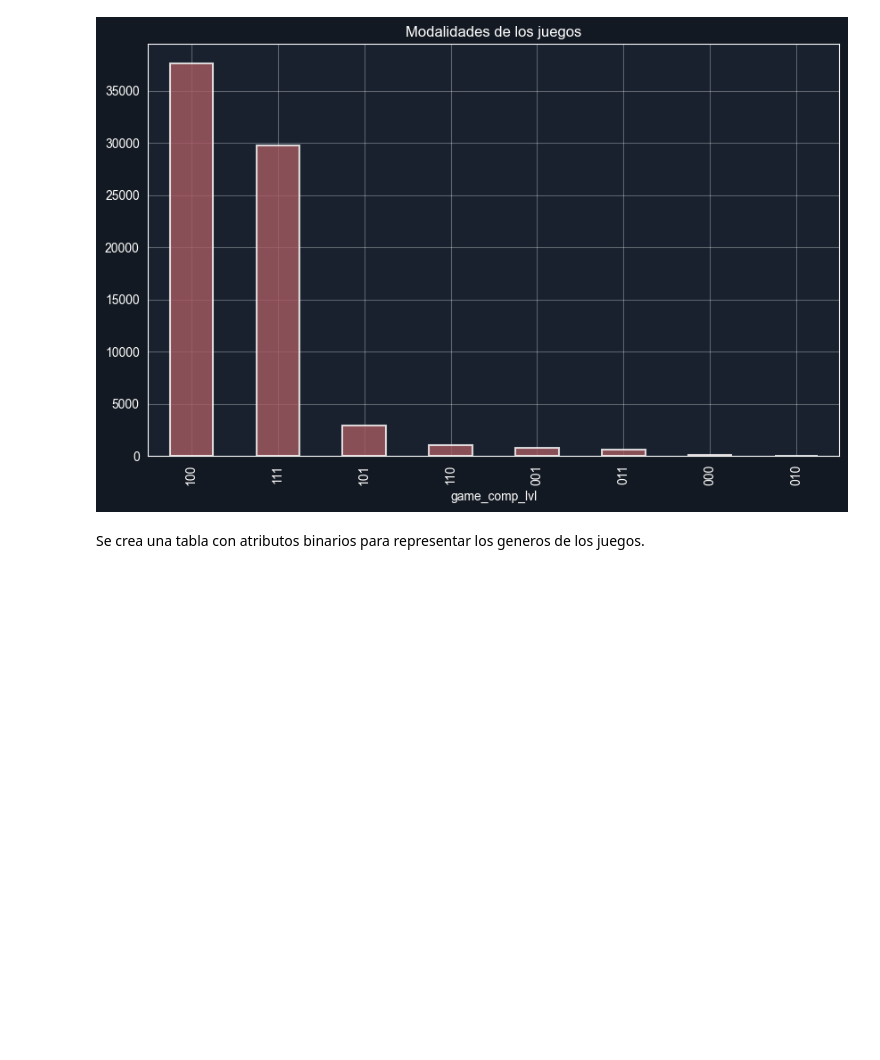
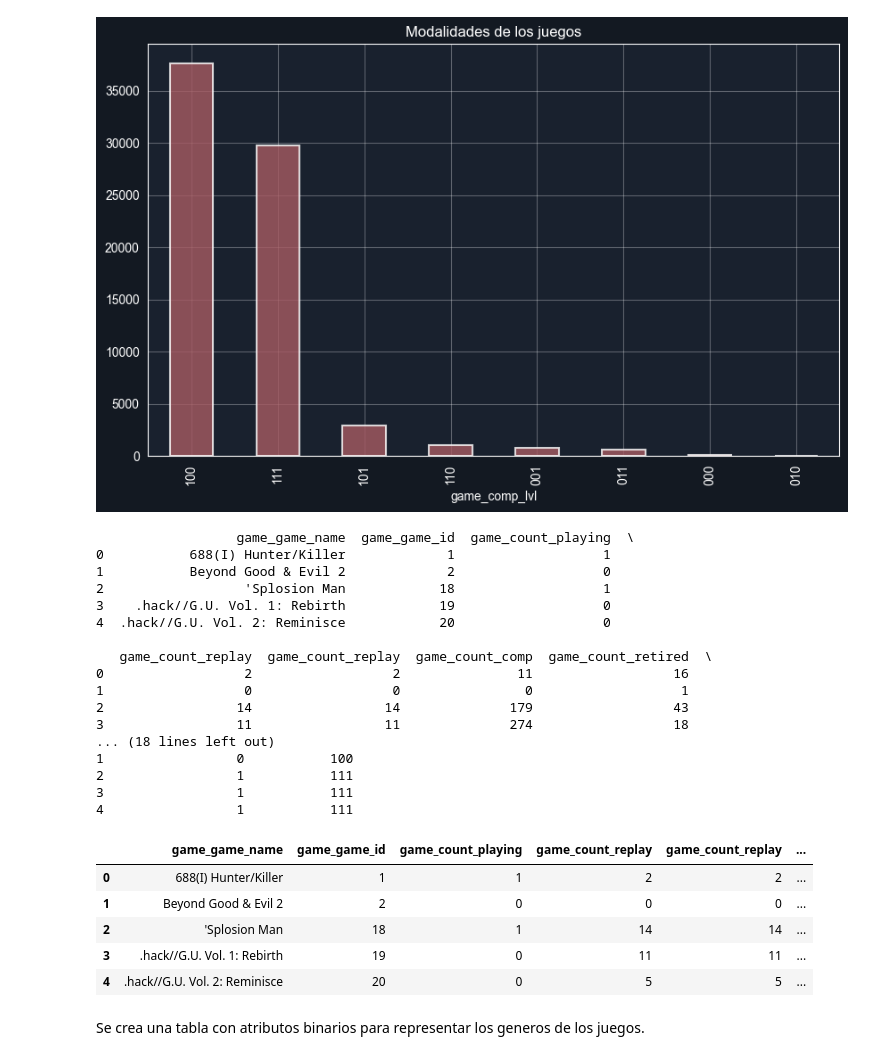
Before and after one commit to SebaSalasLvd/proyecto-mineria, a Jupyter notebook: hito-2/pregunta_4.ipynb, the cells around one changed output. Cells and saved outputs as stored; diff of their text form; code cells hidden in the pictures; blank space fills up the shorter version.

```diff
--- a/hito-2/pregunta_4.ipynb
+++ b/hito-2/pregunta_4.ipynb
@@ -78,6 +78,42 @@ See the caveats in the documentation: https://pandas.pydata.org/pandas-docs/stab
 # %%
 # Cargar CSV
 df = data_clean
+dt_cop["filtered_genres"].head()
+
+print(df.head())
+
+
+df = df.merge(
+    dt_cop[['game_game_id', 'game_game_name', 'filtered_genres']],
+    on=['game_game_id', 'game_game_name'],
+    how='left'
+)
+
+df.head()
+# %% [output]
+                  game_game_name  game_game_id  game_count_playing  \
+0           688(I) Hunter/Killer             1                   1
+1           Beyond Good & Evil 2             2                   0
+2                  'Splosion Man            18                   1
+3    .hack//G.U. Vol. 1: Rebirth            19                   0
+4  .hack//G.U. Vol. 2: Reminisce            20                   0
+
+   game_count_replay  game_count_replay  game_count_comp  game_count_retired  \
+0                  2                  2               11                  16
+1                  0                  0                0                   1
+2                 14                 14              179                  43
+3                 11                 11              274                  18
+... (18 lines left out)
+1                 0           100
+2                 1           111
+3                 1           111
+4                 1           111
+|  | game_game_name | game_game_id | game_count_playing | game_count_replay | game_count_replay | ... |
+| 0 | 688(I) Hunter/Killer | 1 | 1 | 2 | 2 | ... |
+| 1 | Beyond Good & Evil 2 | 2 | 0 | 0 | 0 | ... |
+| 2 | 'Splosion Man | 18 | 1 | 14 | 14 | ... |
+| 3 | .hack//G.U. Vol. 1: Rebirth | 19 | 0 | 11 | 11 | ... |
+| 4 | .hack//G.U. Vol. 2: Reminisce | 20 | 0 | 5 | 5 | ... |
 # %% [markdown]
 Se crea una tabla con atributos binarios para representar los generos de los juegos.
 # %%
```
Also changed, not shown: parts of 7 cells of this notebook.
